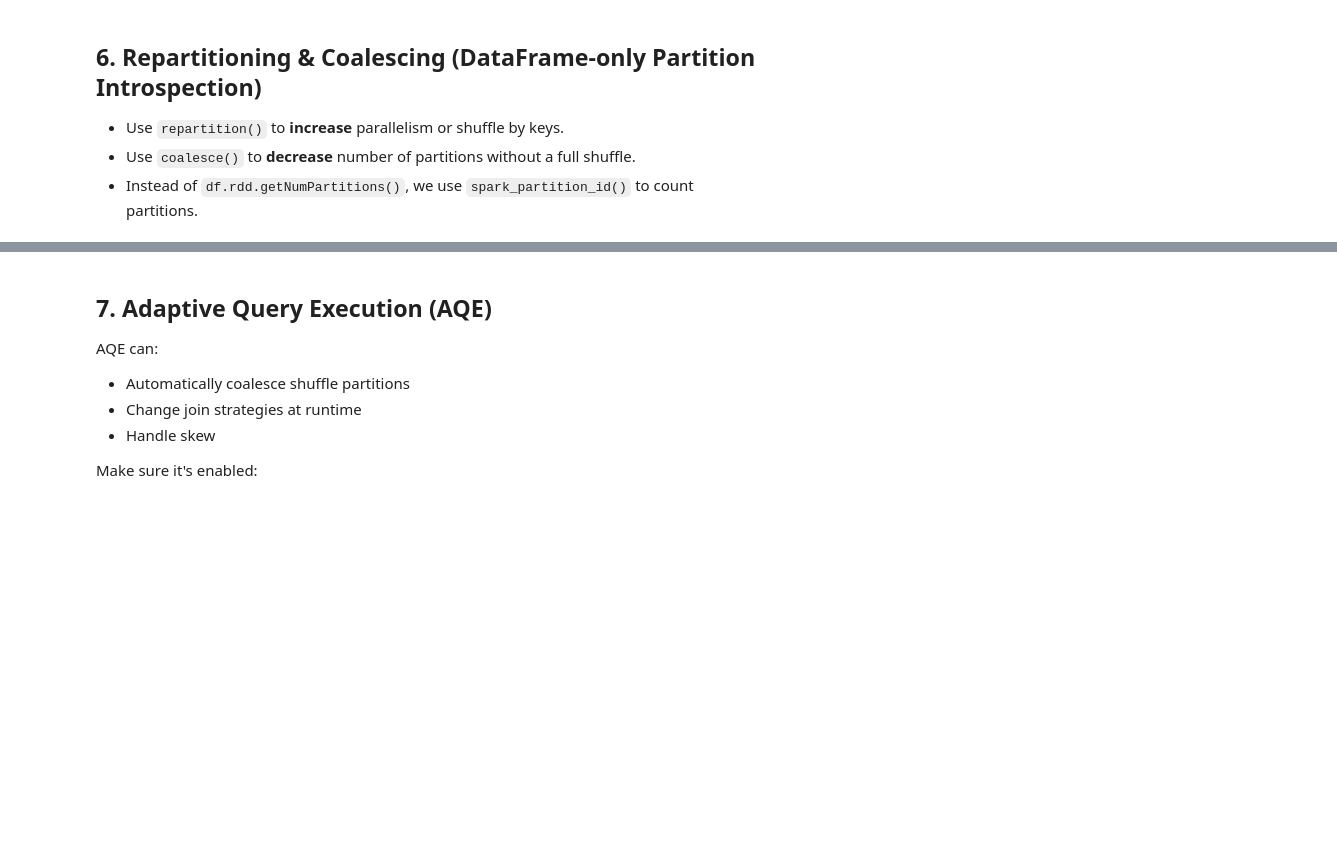
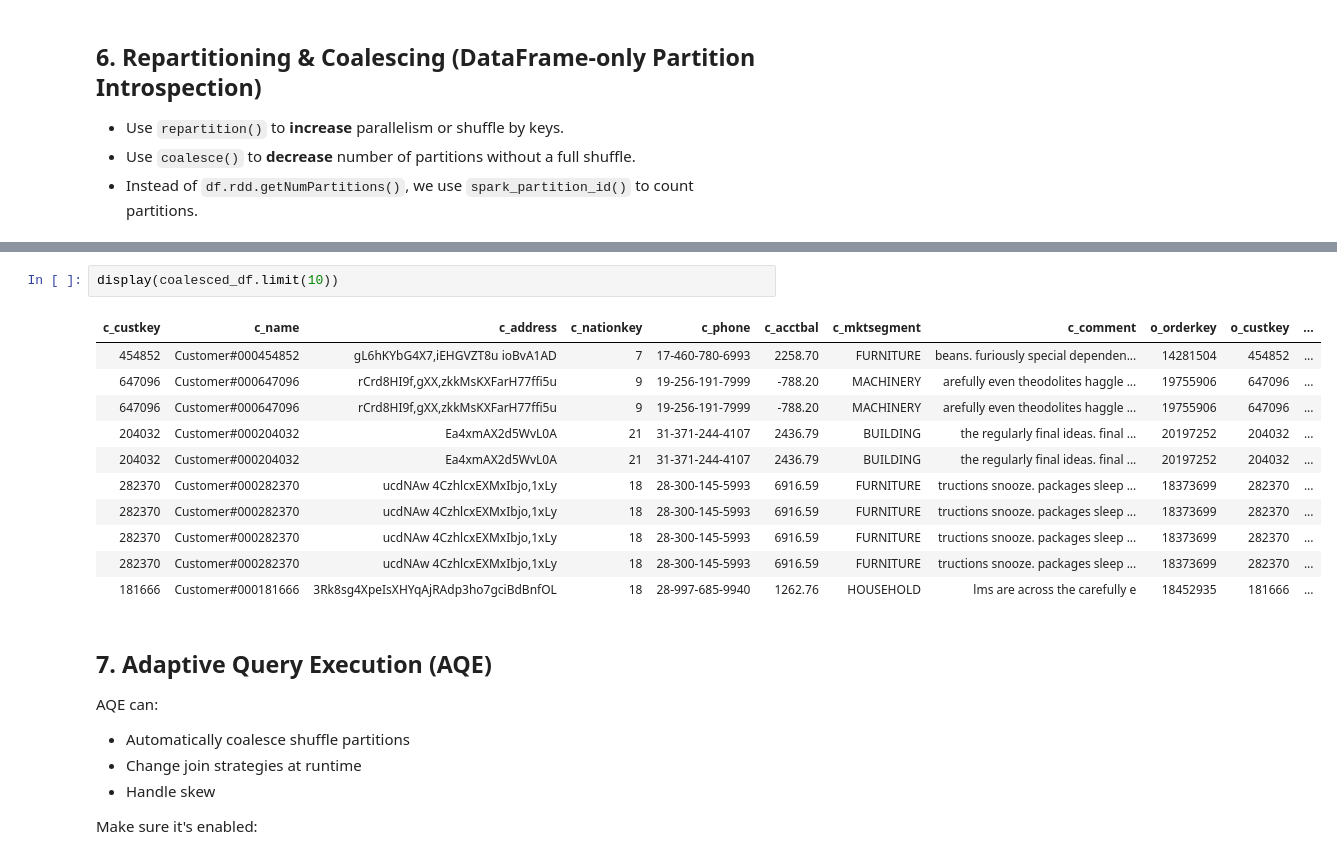
Before and after one commit to kareemullah123456789/big_data_advanced, a Jupyter notebook: databricks/notebook2b_joins_performance_tpch_df_only.ipynb, the cells around one changed output, grey strips where cells are left out. Drawn from its saved outputs; the diff is of its cells as text; blank space fills up the shorter version.

```diff
--- a/databricks/notebook2b_joins_performance_tpch_df_only.ipynb
+++ b/databricks/notebook2b_joins_performance_tpch_df_only.ipynb
@@ -163,3 +318,17 @@ print("Coalesced partitions (via spark_partition_id):", num_parts_coal)
+# %%
+display(coalesced_df.limit(10))
+# %% [output]
+| c_custkey | c_name | c_address | c_nationkey | c_phone | c_acctbal | c_mktsegment | c_comment | o_orderkey | o_custkey | ... |
+| 454852 | Customer#000454852 | gL6hKYbG4X7,iEHGVZT8u ioBvA1AD | 7 | 17-460-780-6993 | 2258.70 | FURNITURE | beans. furiously special dependen... | 14281504 | 454852 | ... |
+| 647096 | Customer#000647096 | rCrd8HI9f,gXX,zkkMsKXFarH77ffi5u | 9 | 19-256-191-7999 | -788.20 | MACHINERY | arefully even theodolites haggle ... | 19755906 | 647096 | ... |
+| 647096 | Customer#000647096 | rCrd8HI9f,gXX,zkkMsKXFarH77ffi5u | 9 | 19-256-191-7999 | -788.20 | MACHINERY | arefully even theodolites haggle ... | 19755906 | 647096 | ... |
+| 204032 | Customer#000204032 | Ea4xmAX2d5WvL0A | 21 | 31-371-244-4107 | 2436.79 | BUILDING | the regularly final ideas. final ... | 20197252 | 204032 | ... |
+| 204032 | Customer#000204032 | Ea4xmAX2d5WvL0A | 21 | 31-371-244-4107 | 2436.79 | BUILDING | the regularly final ideas. final ... | 20197252 | 204032 | ... |
+| 282370 | Customer#000282370 | ucdNAw 4CzhlcxEXMxIbjo,1xLy | 18 | 28-300-145-5993 | 6916.59 | FURNITURE | tructions snooze. packages sleep ... | 18373699 | 282370 | ... |
+| 282370 | Customer#000282370 | ucdNAw 4CzhlcxEXMxIbjo,1xLy | 18 | 28-300-145-5993 | 6916.59 | FURNITURE | tructions snooze. packages sleep ... | 18373699 | 282370 | ... |
+| 282370 | Customer#000282370 | ucdNAw 4CzhlcxEXMxIbjo,1xLy | 18 | 28-300-145-5993 | 6916.59 | FURNITURE | tructions snooze. packages sleep ... | 18373699 | 282370 | ... |
+| 282370 | Customer#000282370 | ucdNAw 4CzhlcxEXMxIbjo,1xLy | 18 | 28-300-145-5993 | 6916.59 | FURNITURE | tructions snooze. packages sleep ... | 18373699 | 282370 | ... |
+| 181666 | Customer#000181666 | 3Rk8sg4XpeIsXHYqAjRAdp3ho7gciBdBnfOL | 18 | 28-997-685-9940 | 1262.76 | HOUSEHOLD | lms are across the carefully e | 18452935 | 181666 | ... |
 # %% [markdown]
 ## 7. Adaptive Query Execution (AQE)
 
```
Also changed, not shown: parts of 13 cells of this notebook, 1 other file.
